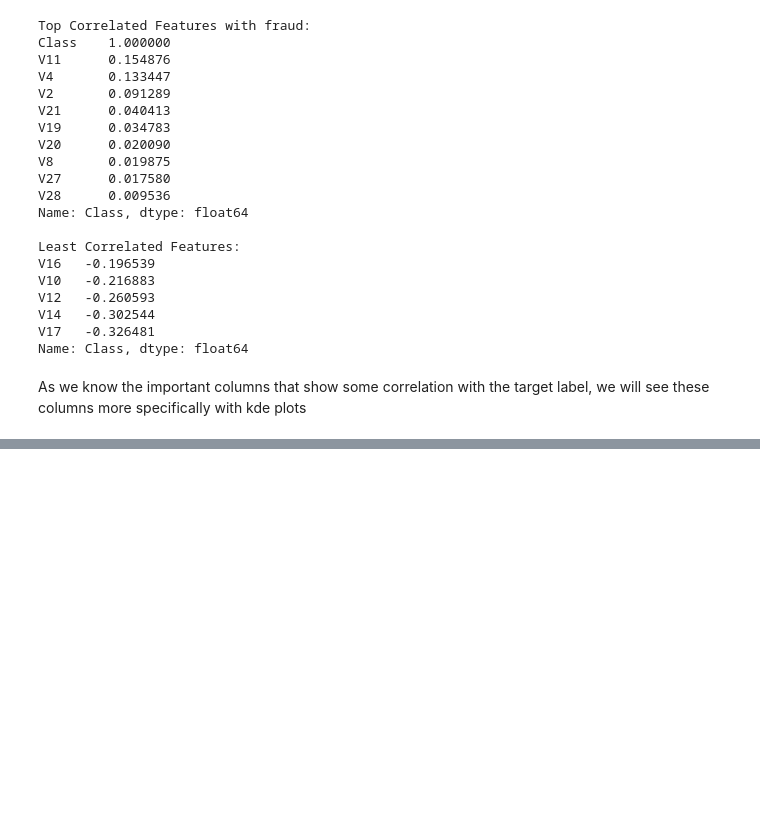
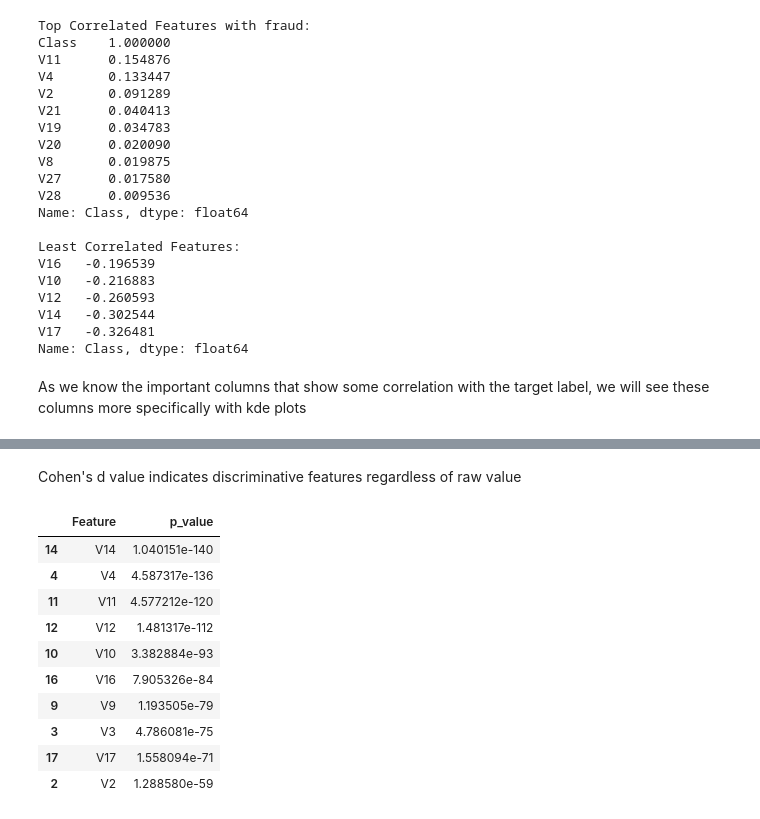
Before and after one commit to stevokwon/aws-fraud-detection, a Jupyter notebook: notebooks/01_eda.ipynb, the cells around one changed output, grey strips where cells are left out. Cells and saved outputs as stored; diff of their text form; code cells hidden in the pictures; blank space fills up the shorter version.

```diff
--- a/notebooks/01_eda.ipynb
+++ b/notebooks/01_eda.ipynb
@@ -258,0 +296,26 @@ IndexError: index 16 is out of bounds for axis 0 with size 16
+# %% [markdown]
+Cohen's d value indicates discriminative features regardless of raw value
+# %%
+# Run a t-test Between Fraud and Non-Fraud
+from scipy.stats import ttest_ind
+
+results = []
+for col in df.columns[:-1]:
+    stat, p = ttest_ind(df[df['Class'] == 1][col], df[df['Class'] == 0][col], equal_var=False)
+    results.append((col, p))
+
+ttest_df = pd.DataFrame(results, columns=['Feature', 'p_value'])
+ttest_df = ttest_df.sort_values('p_value')
+ttest_df.head(10)
+# %% [output]
+|  | Feature | p_value |
+| 14 | V14 | 1.040151e-140 |
+| 4 | V4 | 4.587317e-136 |
+| 11 | V11 | 4.577212e-120 |
+| 12 | V12 | 1.481317e-112 |
+| 10 | V10 | 3.382884e-93 |
+| 16 | V16 | 7.905326e-84 |
+| 9 | V9 | 1.193505e-79 |
+| 3 | V3 | 4.786081e-75 |
+| 17 | V17 | 1.558094e-71 |
+| 2 | V2 | 1.288580e-59 |
```
Also changed, not shown: parts of 5 cells of this notebook, 1 other file.
